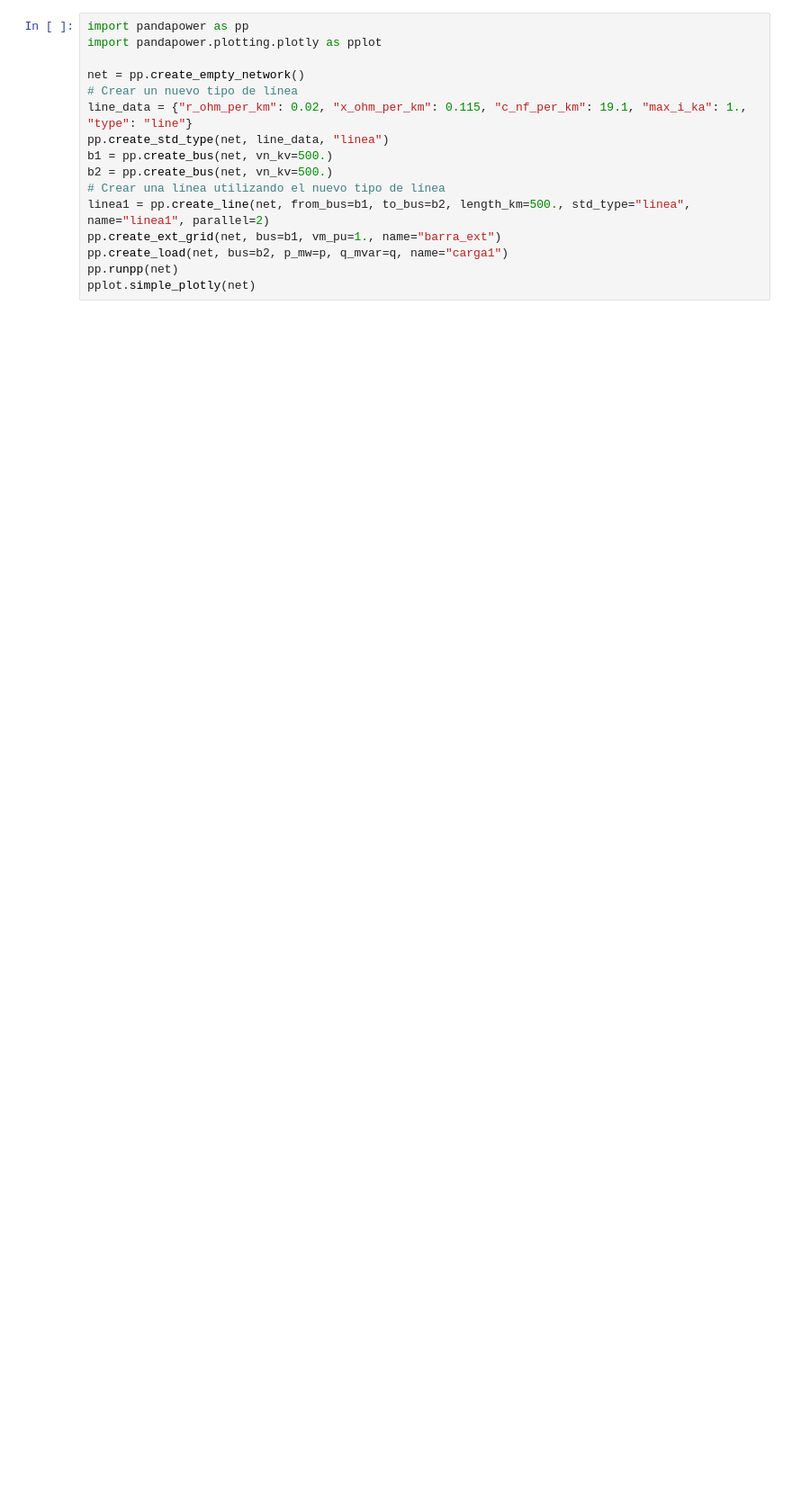
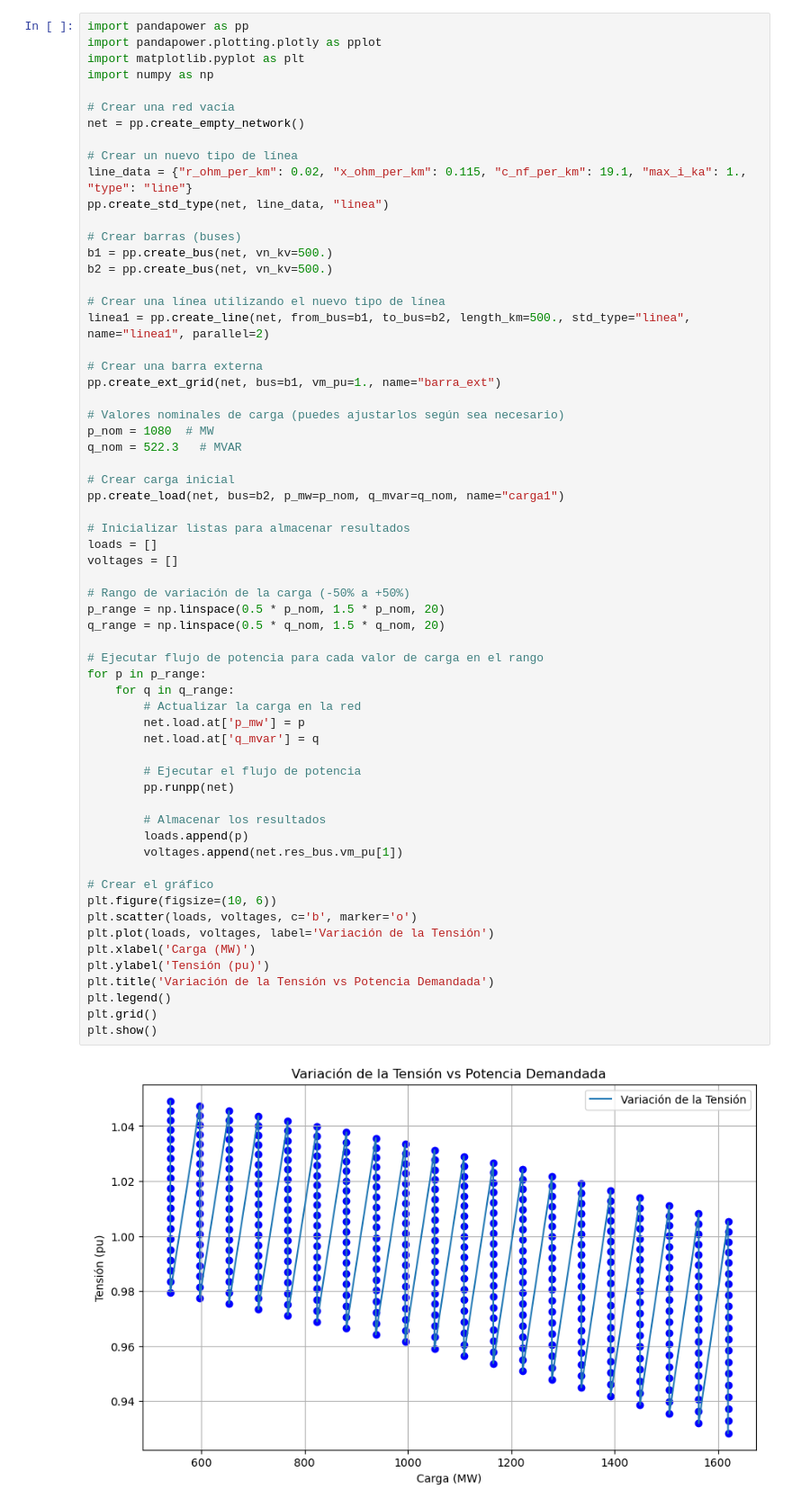
Before and after one commit to Reinaldo-usm/G1A_SEP1_S12024, a Jupyter notebook: Untitled-1.ipynb, the cells around one changed output. Shown at 90% size. Drawn from its saved outputs; the diff is of its cells as text; blank space fills up the shorter version.

Commit message:
Variacion de tensión en el rango de carga

```diff
--- a/Untitled-1.ipynb
+++ b/Untitled-1.ipynb
@@ -1,19 +1,67 @@
 # %%
 import pandapower as pp
 import pandapower.plotting.plotly as pplot
+import matplotlib.pyplot as plt
+import numpy as np
 
+# Crear una red vacía
 net = pp.create_empty_network()
+
 # Crear un nuevo tipo de línea
 line_data = {"r_ohm_per_km": 0.02, "x_ohm_per_km": 0.115, "c_nf_per_km": 19.1, "max_i_ka": 1., "type": "line"}
 pp.create_std_type(net, line_data, "linea")
+
+# Crear barras (buses)
 b1 = pp.create_bus(net, vn_kv=500.)
 b2 = pp.create_bus(net, vn_kv=500.)
+
 # Crear una línea utilizando el nuevo tipo de línea
 linea1 = pp.create_line(net, from_bus=b1, to_bus=b2, length_km=500., std_type="linea", name="linea1", parallel=2)
+
+# Crear una barra externa
 pp.create_ext_grid(net, bus=b1, vm_pu=1., name="barra_ext")
-pp.create_load(net, bus=b2, p_mw=p, q_mvar=q, name="carga1")
-pp.runpp(net)
-pplot.simple_plotly(net)
+
+# Valores nominales de carga (puedes ajustarlos según sea necesario)
+p_nom = 1080  # MW
+q_nom = 522.3   # MVAR
+
+# Crear carga inicial
+pp.create_load(net, bus=b2, p_mw=p_nom, q_mvar=q_nom, name="carga1")
+
+# Inicializar listas para almacenar resultados
+loads = []
+voltages = []
+
+# Rango de variación de la carga (-50% a +50%)
+p_range = np.linspace(0.5 * p_nom, 1.5 * p_nom, 20)
+q_range = np.linspace(0.5 * q_nom, 1.5 * q_nom, 20)
+
+# Ejecutar flujo de potencia para cada valor de carga en el rango
+for p in p_range:
+    for q in q_range:
+        # Actualizar la carga en la red
+        net.load.at['p_mw'] = p
+        net.load.at['q_mvar'] = q
+
+        # Ejecutar el flujo de potencia
+        pp.runpp(net)
+
+        # Almacenar los resultados
+        loads.append(p)
+        voltages.append(net.res_bus.vm_pu[1])
+
+# Crear el gráfico
+plt.figure(figsize=(10, 6))
+plt.scatter(loads, voltages, c='b', marker='o')
+plt.plot(loads, voltages, label='Variación de la Tensión')
+plt.xlabel('Carga (MW)')
+plt.ylabel('Tensión (pu)')
+plt.title('Variación de la Tensión vs Potencia Demandada')
+plt.legend()
+plt.grid()
+plt.show()
+# %% [output]
+[figure, added]
 # %%
 import pandapower as pp
 import pandapower.plotting.plotly as pplot
```
Also changed, not shown: 1 other file.
